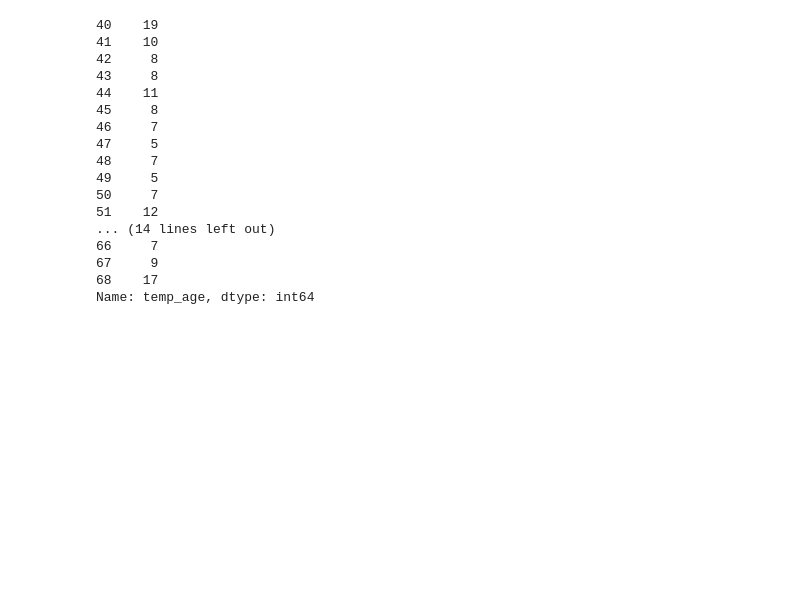
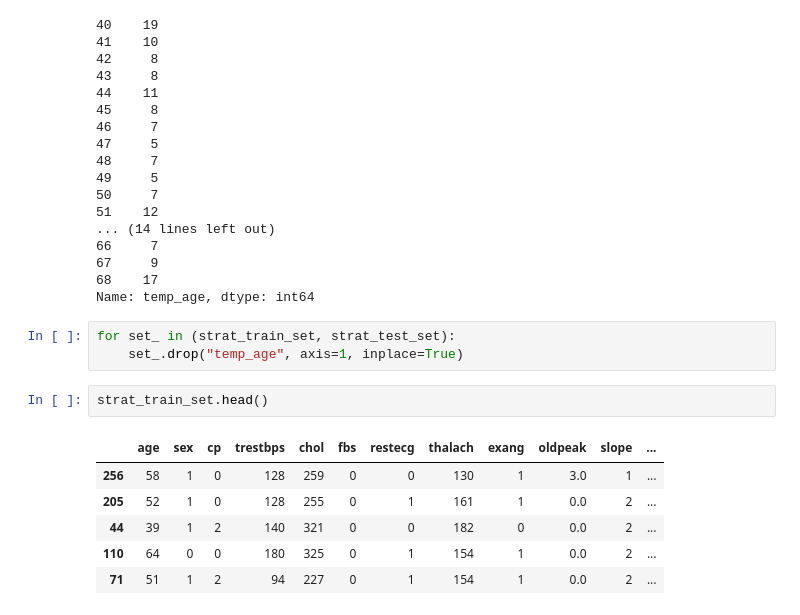
Before and after one commit to MusaTamzid05/ThesisModels, a Jupyter notebook: heat-attack-prediction/Prototype-4(Data_Spliting).ipynb, the cells around one changed output. Saved outputs shown, nothing was run; the diff lists cells and outputs as text; blank space fills up the shorter version.

Commit message:
small change,temp_age removed.

```diff
--- a/heat-attack-prediction/Prototype-4(Data_Spliting).ipynb
+++ b/heat-attack-prediction/Prototype-4(Data_Spliting).ipynb
@@ -136,3 +136,15 @@ heart_data["temp_age"].value_counts().sort_index()
 67     9
 68    17
 Name: temp_age, dtype: int64
+# %%
+for set_ in (strat_train_set, strat_test_set):
+    set_.drop("temp_age", axis=1, inplace=True)
+# %%
+strat_train_set.head()
+# %% [output]
+|  | age | sex | cp | trestbps | chol | fbs | restecg | thalach | exang | oldpeak | slope | ... |
+| 256 | 58 | 1 | 0 | 128 | 259 | 0 | 0 | 130 | 1 | 3.0 | 1 | ... |
+| 205 | 52 | 1 | 0 | 128 | 255 | 0 | 1 | 161 | 1 | 0.0 | 2 | ... |
+| 44 | 39 | 1 | 2 | 140 | 321 | 0 | 0 | 182 | 0 | 0.0 | 2 | ... |
+| 110 | 64 | 0 | 0 | 180 | 325 | 0 | 1 | 154 | 1 | 0.0 | 2 | ... |
+| 71 | 51 | 1 | 2 | 94 | 227 | 0 | 1 | 154 | 1 | 0.0 | 2 | ... |
```
